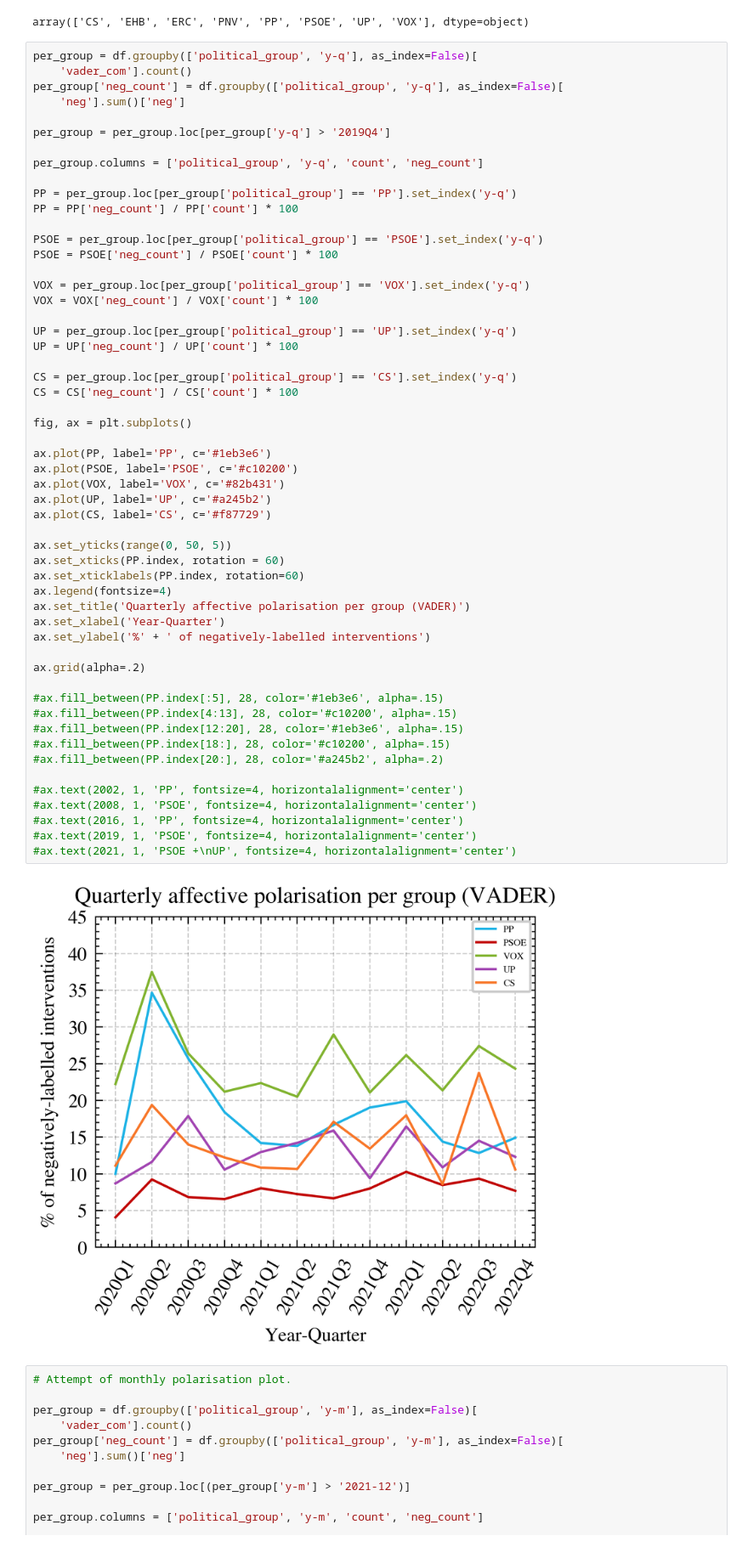
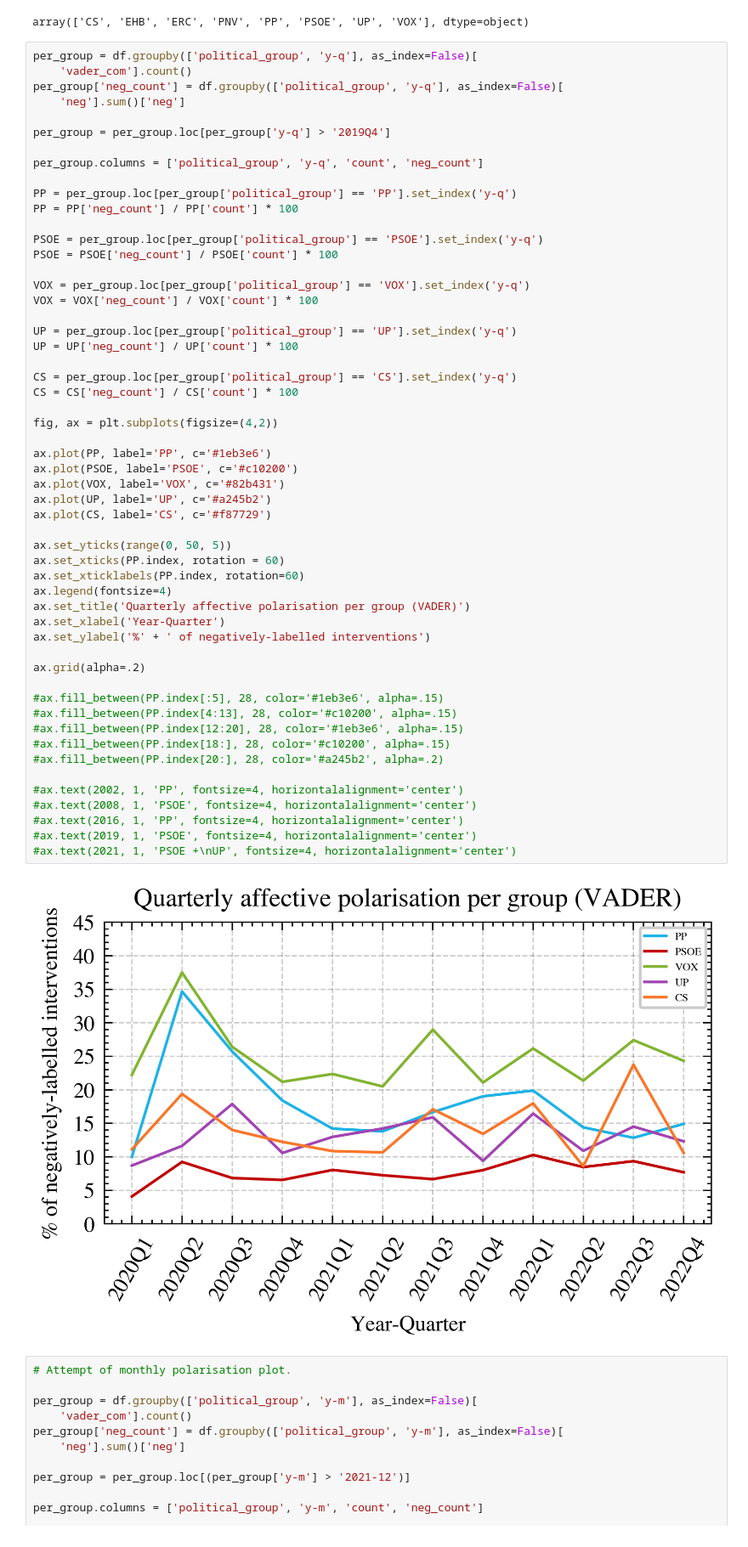
Before and after one commit to dibuja/polarisation-nlp, a Jupyter notebook: notebooks/affective_polarisation.ipynb, the cells around one changed output. Shown at 85% size. Cells and saved outputs as stored; diff of their text form.

```diff
--- a/notebooks/affective_polarisation.ipynb
+++ b/notebooks/affective_polarisation.ipynb
@@ -262,37 +262,37 @@ UP = UP['neg_count'] / UP['count'] * 100
 CS = per_group.loc[per_group['political_group'] == 'CS'].set_index('y-q')
 CS = CS['neg_count'] / CS['count'] * 100
 
-fig, ax = plt.subplots()
+fig, ax = plt.subplots(figsize=(4,2))
 
 ax.plot(PP, label='PP', c='#1eb3e6')
 ax.plot(PSOE, label='PSOE', c='#c10200')
 ax.plot(VOX, label='VOX', c='#82b431')
 ax.plot(UP, label='UP', c='#a245b2')
 ax.plot(CS, label='CS', c='#f87729')
 
 ax.set_yticks(range(0, 50, 5))
 ax.set_xticks(PP.index, rotation = 60)
 ax.set_xticklabels(PP.index, rotation=60)
 ax.legend(fontsize=4)
 ax.set_title('Quarterly affective polarisation per group (VADER)')
 ax.set_xlabel('Year-Quarter')
 ax.set_ylabel('%' + ' of negatively-labelled interventions')
 
 ax.grid(alpha=.2)
 
 #ax.fill_between(PP.index[:5], 28, color='#1eb3e6', alpha=.15)
 #ax.fill_between(PP.index[4:13], 28, color='#c10200', alpha=.15)
 #ax.fill_between(PP.index[12:20], 28, color='#1eb3e6', alpha=.15)
 #ax.fill_between(PP.index[18:], 28, color='#c10200', alpha=.15)
 #ax.fill_between(PP.index[20:], 28, color='#a245b2', alpha=.2)
 
 #ax.text(2002, 1, 'PP', fontsize=4, horizontalalignment='center')
 #ax.text(2008, 1, 'PSOE', fontsize=4, horizontalalignment='center')
 #ax.text(2016, 1, 'PP', fontsize=4, horizontalalignment='center')
 #ax.text(2019, 1, 'PSOE', fontsize=4, horizontalalignment='center')
 #ax.text(2021, 1, 'PSOE +\nUP', fontsize=4, horizontalalignment='center')
 # %% [output]
-[figure, old version]
+[figure, new version]
 # %%
 # Attempt of monthly polarisation plot.
 
```
Also changed, not shown: parts of 1 cell of this notebook, 4 other files.
